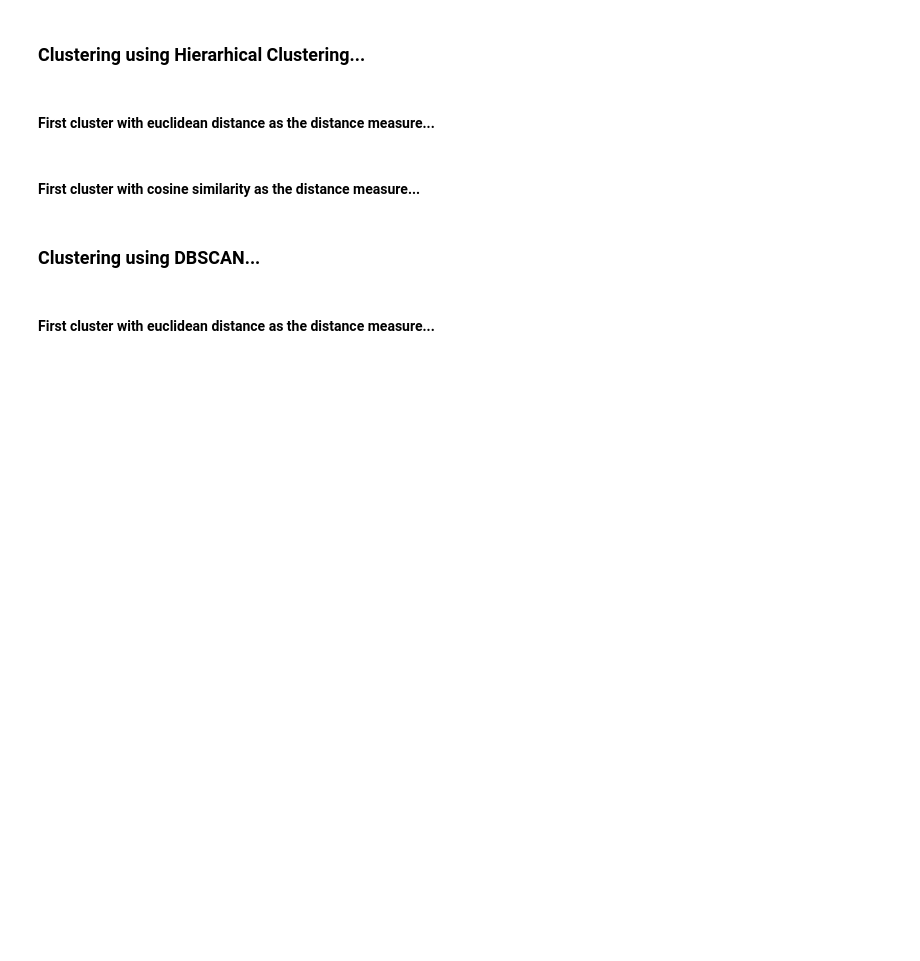
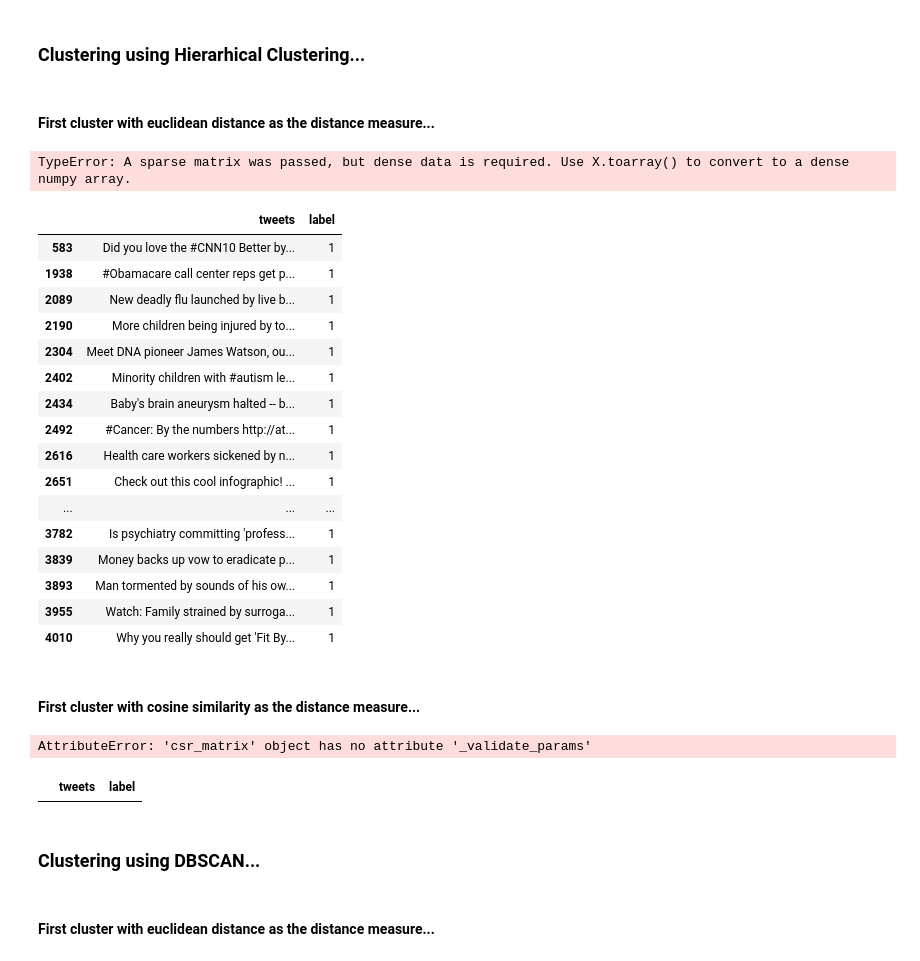
Before and after one commit to adamjbrennan/csds435-project2, a Jupyter notebook: project2.ipynb, the cells around one changed output. Drawn from its saved outputs; the diff is of its cells as text; code cells hidden in the pictures; blank space fills up the shorter version.

```diff
--- a/project2.ipynb
+++ b/project2.ipynb
@@ -305,8 +302,62 @@ df[df['label'] == 0]
 ### Clustering using Hierarhical Clustering...
 # %% [markdown]
 #### First cluster with euclidean distance as the distance measure...
+# %%
+bow = get_bag_of_words_matrix(tweets_list)
+normalized_bow = normalize(bow, norm='l2', axis=1)
+
+clustering = AgglomerativeClustering.fit(bow)
+
+labels = clustering.labels_
+labels
+# %% [output]
+TypeError: A sparse matrix was passed, but dense data is required. Use X.toarray() to convert to a dense numpy array.
+# %%
+df = pd.DataFrame({
+    'tweets': tweets_list,
+    'label': labels
+})
+
+df[df['label'] == 1]
+# %% [output]
+|  | tweets | label |
+| 583 | Did you love the #CNN10 Better by... | 1 |
+| 1938 | #Obamacare call center reps get p... | 1 |
+| 2089 | New deadly flu launched by live b... | 1 |
+| 2190 | More children being injured by to... | 1 |
+| 2304 | Meet DNA pioneer James Watson, ou... | 1 |
+| 2402 | Minority children with #autism le... | 1 |
+| 2434 | Baby's brain aneurysm halted -- b... | 1 |
+| 2492 | #Cancer: By the numbers http://at... | 1 |
+| 2616 | Health care workers sickened by n... | 1 |
+| 2651 | Check out this cool infographic! ... | 1 |
+| ... | ... | ... |
+| 3782 | Is psychiatry committing 'profess... | 1 |
+| 3839 | Money backs up vow to eradicate p... | 1 |
+| 3893 | Man tormented by sounds of his ow... | 1 |
+| 3955 | Watch: Family strained by surroga... | 1 |
+| 4010 | Why you really should get 'Fit By... | 1 |
 # %% [markdown]
 #### First cluster with cosine similarity as the distance measure...
+# %%
+bow = get_bag_of_words_matrix(tweets_list)
+normalized_bow = normalize(bow, norm='l2', axis=1)
+
+clustering = AgglomerativeClustering.fit(normalized_bow)
+
+labels = clustering.labels_
+labels
+# %% [output]
+AttributeError: 'csr_matrix' object has no attribute '_validate_params'
+# %%
+df = pd.DataFrame({
+    'tweets': tweets_list,
+    'label': labels
+})
+
+df[df['label'] == 1]
+# %% [output]
+|  | tweets | label |
 # %% [markdown]
 ### Clustering using DBSCAN...
 # %% [markdown]
```
Also changed, not shown: parts of 11 cells of this notebook.
